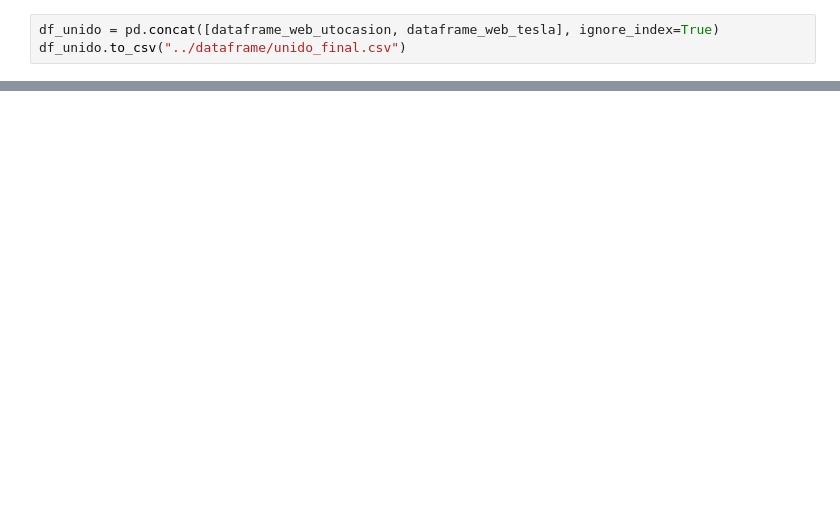
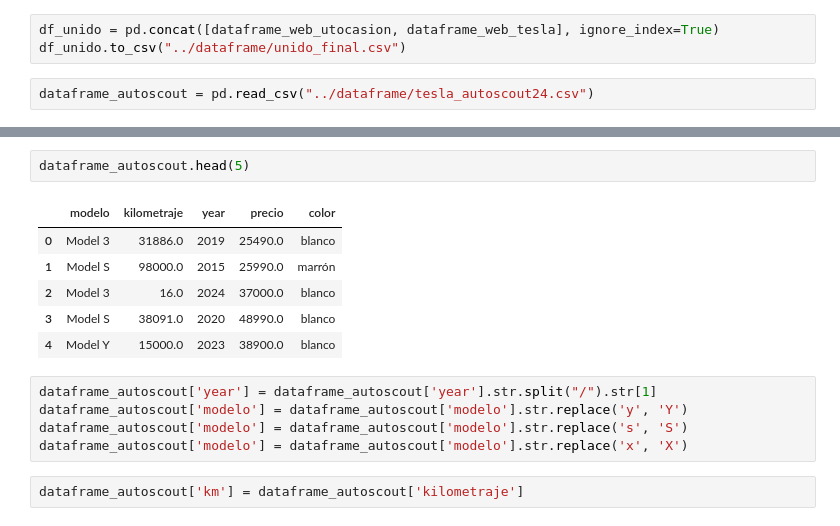
Before and after one commit to ManuelRodrSha/proyecto_tesla, a Jupyter notebook: src/limpiado_datos.ipynb, the cells around one changed output, grey strips where cells are left out. Drawn from its saved outputs; the diff is of its cells as text; blank space fills up the shorter version.

```diff
--- a/src/limpiado_datos.ipynb
+++ b/src/limpiado_datos.ipynb
@@ -234,3 +243,5 @@ dataframe_web_utocasion.head(2)
 # %%
 df_unido = pd.concat([dataframe_web_utocasion, dataframe_web_tesla], ignore_index=True)
 df_unido.to_csv("../dataframe/unido_final.csv")
+# %%
+dataframe_autoscout = pd.read_csv("../dataframe/tesla_autoscout24.csv")
@@ -236,0 +308,16 @@ df_unido.to_csv("../dataframe/unido_final.csv")
+# %%
+dataframe_autoscout.head(5)
+# %% [output]
+|  | modelo | kilometraje | year | precio | color |
+| 0 | Model 3 | 31886.0 | 2019 | 25490.0 | blanco |
+| 1 | Model S | 98000.0 | 2015 | 25990.0 | marrón |
+| 2 | Model 3 | 16.0 | 2024 | 37000.0 | blanco |
+| 3 | Model S | 38091.0 | 2020 | 48990.0 | blanco |
+| 4 | Model Y | 15000.0 | 2023 | 38900.0 | blanco |
+# %%
+dataframe_autoscout['year'] = dataframe_autoscout['year'].str.split("/").str[1]
+dataframe_autoscout['modelo'] = dataframe_autoscout['modelo'].str.replace('y', 'Y')
+dataframe_autoscout['modelo'] = dataframe_autoscout['modelo'].str.replace('s', 'S')
+dataframe_autoscout['modelo'] = dataframe_autoscout['modelo'].str.replace('x', 'X')
+# %%
+dataframe_autoscout['km'] = dataframe_autoscout['kilometraje']
```
Also changed, not shown: parts of 17 cells of this notebook, 4 other files.
